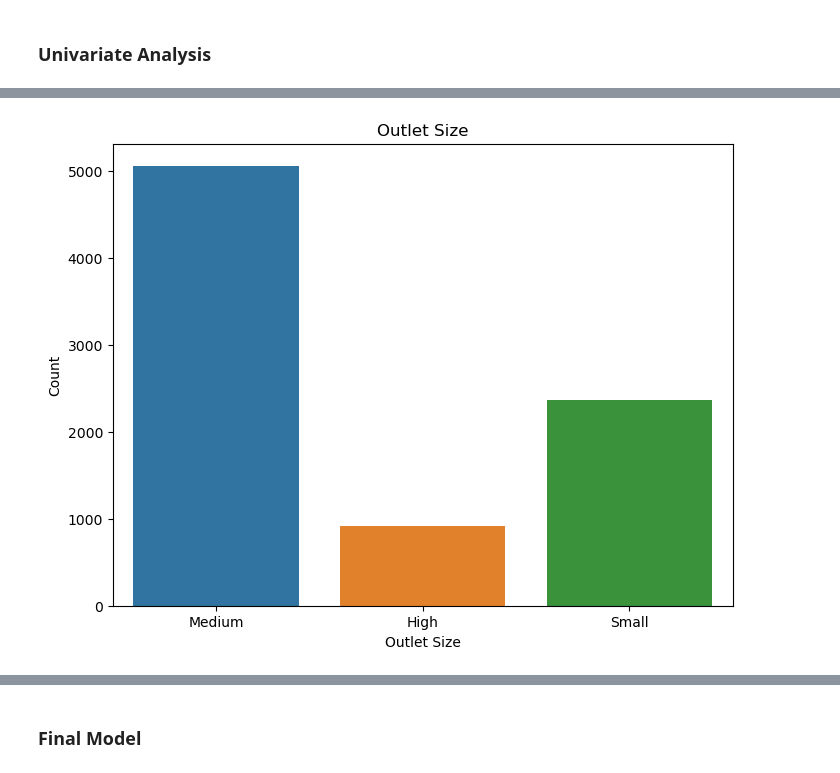
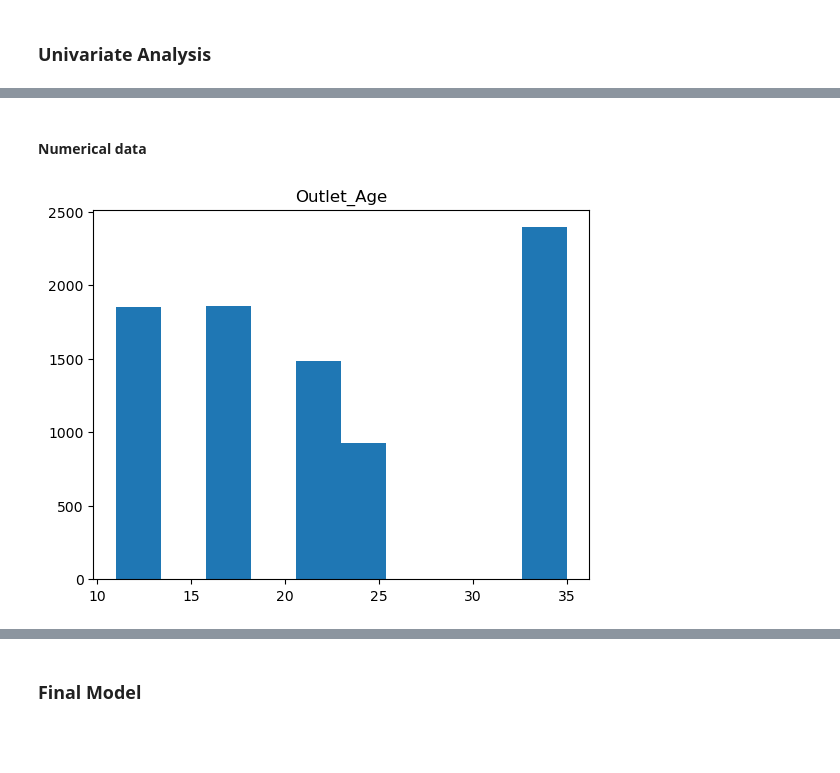
Before and after one commit to Technocolabs100/BigMart-Outlet-Sales-Analysis-and-Predictions, a Jupyter notebook: Big_mart.ipynb, the cells around one changed output, grey strips where cells are left out. Saved outputs shown, nothing was run; the diff lists cells and outputs as text; code cells hidden in the pictures; blank space fills up the shorter version.

```diff
--- a/Big_mart.ipynb
+++ b/Big_mart.ipynb
@@ -407,10 +465,13 @@ plt.show()
-# %%
-# Count plot of Outlet_Size
-plt.figure(figsize=(8, 6))
-sns.countplot(data=df_train, x="Outlet_Size")
-plt.title("Outlet Size")
-plt.xlabel("Outlet Size")
-plt.ylabel("Count")
-plt.show()
-# %% [output]
-[figure, old version]
+# %% [markdown]
+#### Numerical data
+# %%
+#list of all the numeric columns
+num = df_train.select_dtypes('number').columns.to_list()
+#numeric df
+BM_num =  df_train[num]
+
+plt.hist(df_train['Outlet_Age'])
+plt.title("Outlet_Age")
+plt.show()
+# %% [output]
+[figure, added]
```
Also changed, not shown: parts of 77 cells of this notebook, 6 other files.
